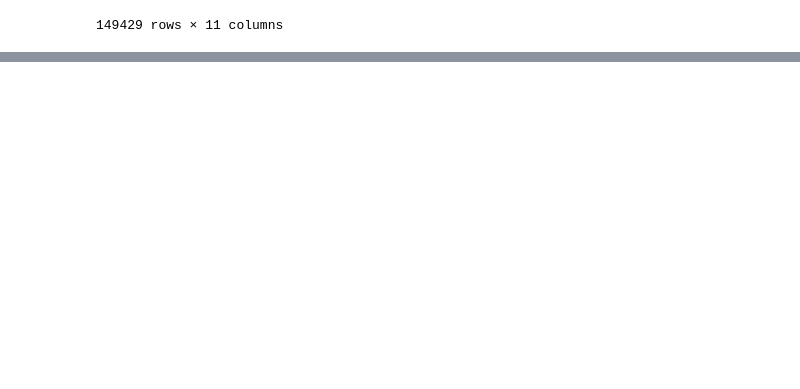
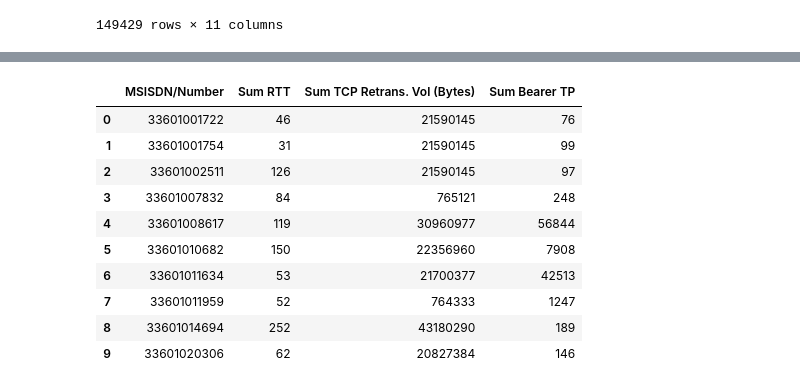
Before and after one commit to Hannasisay19/Week-1-Analytics_in_telecommunication, a Jupyter notebook: EDA/eda_task_4.ipynb, the cells around one changed output, grey strips where cells are left out. Drawn from its saved outputs; the diff is of its cells as text; code cells hidden in the pictures; blank space fills up the shorter version.

Commit message:
Aggregate customer metrics and handle missing values

```diff
--- a/EDA/eda_task_4.ipynb
+++ b/EDA/eda_task_4.ipynb
@@ -152,0 +188,31 @@ df_clean_nan
+# %%
+#Aggregate, per customer, the following information (treat missing & outliers by replacing by the mean or the mode of the corresponding variable):
+#Average TCP retransmission
+#Average RTT
+#Handset type
+#Average throughput
+
+# List of columns to include in the groupby and sum
+num_important_columns = [
+    'Sum RTT',
+    'Sum TCP Retrans. Vol (Bytes)',
+    'Sum Bearer TP'
+]
+
+# Group by 'MSISDN/Number' and sum the values for each group
+grouped_df = df_important.groupby('MSISDN/Number')[num_important_columns].sum().reset_index()
+
+# Display the grouped DataFrame
+grouped_df.head(10)
+# %% [output]
+|  | MSISDN/Number | Sum RTT | Sum TCP Retrans. Vol (Bytes) | Sum Bearer TP |
+| 0 | 33601001722 | 46 | 21590145 | 76 |
+| 1 | 33601001754 | 31 | 21590145 | 99 |
+| 2 | 33601002511 | 126 | 21590145 | 97 |
+| 3 | 33601007832 | 84 | 765121 | 248 |
+| 4 | 33601008617 | 119 | 30960977 | 56844 |
+| 5 | 33601010682 | 150 | 22356960 | 7908 |
+| 6 | 33601011634 | 53 | 21700377 | 42513 |
+| 7 | 33601011959 | 52 | 764333 | 1247 |
+| 8 | 33601014694 | 252 | 43180290 | 189 |
+| 9 | 33601020306 | 62 | 20827384 | 146 |
```
Also changed, not shown: parts of 6 cells of this notebook.
